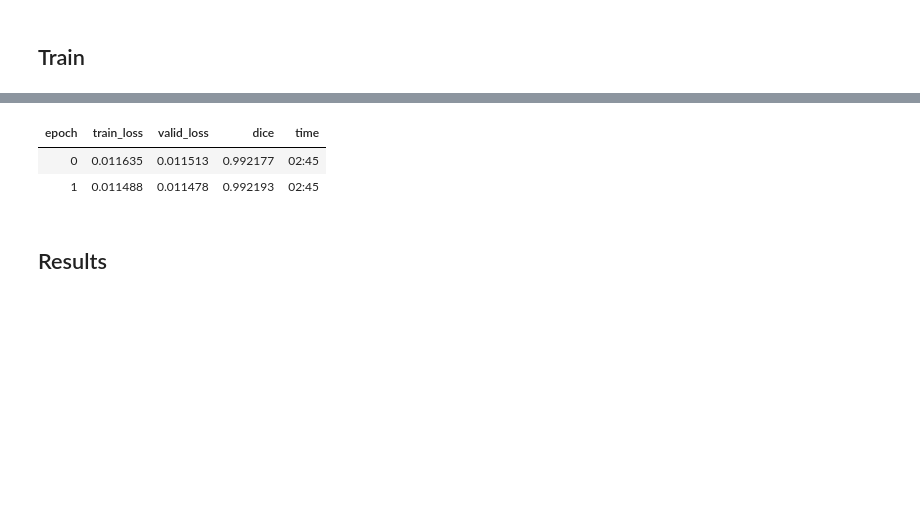
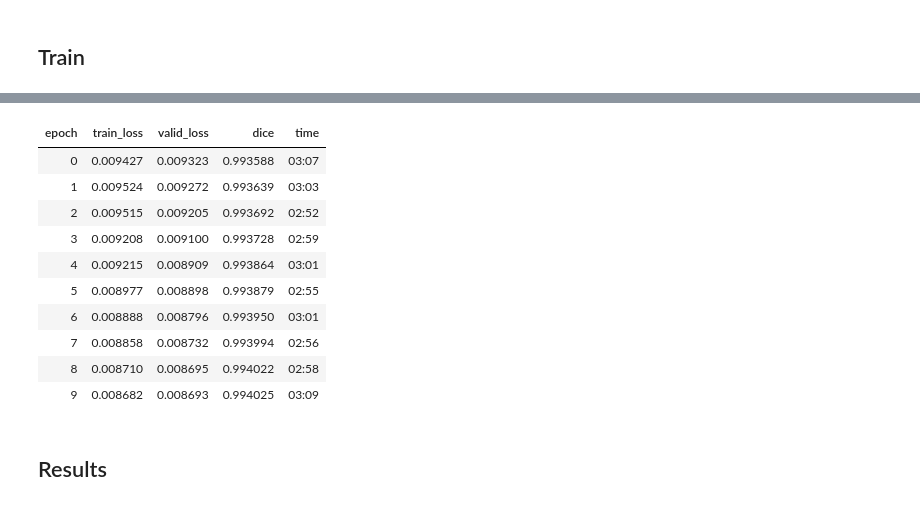
Before and after one commit to danielnbarbosa/computer_vision, a Jupyter notebook: unet.ipynb, the cells around one changed output, grey strips where cells are left out. Cells and saved outputs as stored; diff of their text form; code cells hidden in the pictures; blank space fills up the shorter version.

```diff
--- a/unet.ipynb
+++ b/unet.ipynb
@@ -116,8 +116,11 @@ class SegItemListCustom(ImageList):
     _label_cls = SegLabelListCustom
+# %%
+fake_label = path/'train_masks/00087a6bd4dc_01_mask.gif'
 # %%
-src = (SegItemListCustom.from_folder(path/train_dir)
+src = (SegItemListCustom.from_folder(path/'train')
         .split_by_rand_pct(valid_pct=0.30)
-        .label_from_func(get_y_fn, classes=['no', 'yes']))
+        .label_from_func(get_y_fn, classes=['no', 'yes'])
+        .add_test_folder('../test', label=fake_label))
 # %%
 data = (src.transform(tfms, size=size, tfm_y=True)
         .databunch(bs=bs, num_workers=num_workers)
@@ -181,6 +199,6 @@ LR Finder is complete, type {learner_name}.recorder.plot() to see the graph.
 # %%
-lr = 7e-4
+lr = 2e-4
 # %%
-learn.fit_one_cycle(3, slice(lr))
+learn.fit_one_cycle(10, slice(lr))
 # %% [output]
 | epoch | train_loss | valid_loss | dice | time |
@@ -201,9 +226,17 @@ LR Finder is complete, type {learner_name}.recorder.plot() to see the graph.
 # %%
-learn.fit_one_cycle(2, max_lr=slice(4e-7, 2e-6))
+learn.fit_one_cycle(10, max_lr=slice(2e-6, 2e-5))
 # %% [output]
 | epoch | train_loss | valid_loss | dice | time |
-| 0 | 0.011635 | 0.011513 | 0.992177 | 02:45 |
-| 1 | 0.011488 | 0.011478 | 0.992193 | 02:45 |
+| 0 | 0.009427 | 0.009323 | 0.993588 | 03:07 |
+| 1 | 0.009524 | 0.009272 | 0.993639 | 03:03 |
+| 2 | 0.009515 | 0.009205 | 0.993692 | 02:52 |
+| 3 | 0.009208 | 0.009100 | 0.993728 | 02:59 |
+| 4 | 0.009215 | 0.008909 | 0.993864 | 03:01 |
+| 5 | 0.008977 | 0.008898 | 0.993879 | 02:55 |
+| 6 | 0.008888 | 0.008796 | 0.993950 | 03:01 |
+| 7 | 0.008858 | 0.008732 | 0.993994 | 02:56 |
+| 8 | 0.008710 | 0.008695 | 0.994022 | 02:58 |
+| 9 | 0.008682 | 0.008693 | 0.994025 | 03:09 |
 # %%
 learn.save('stage-2')
 # %% [markdown]
```
Also changed, not shown: parts of 29 cells of this notebook.
